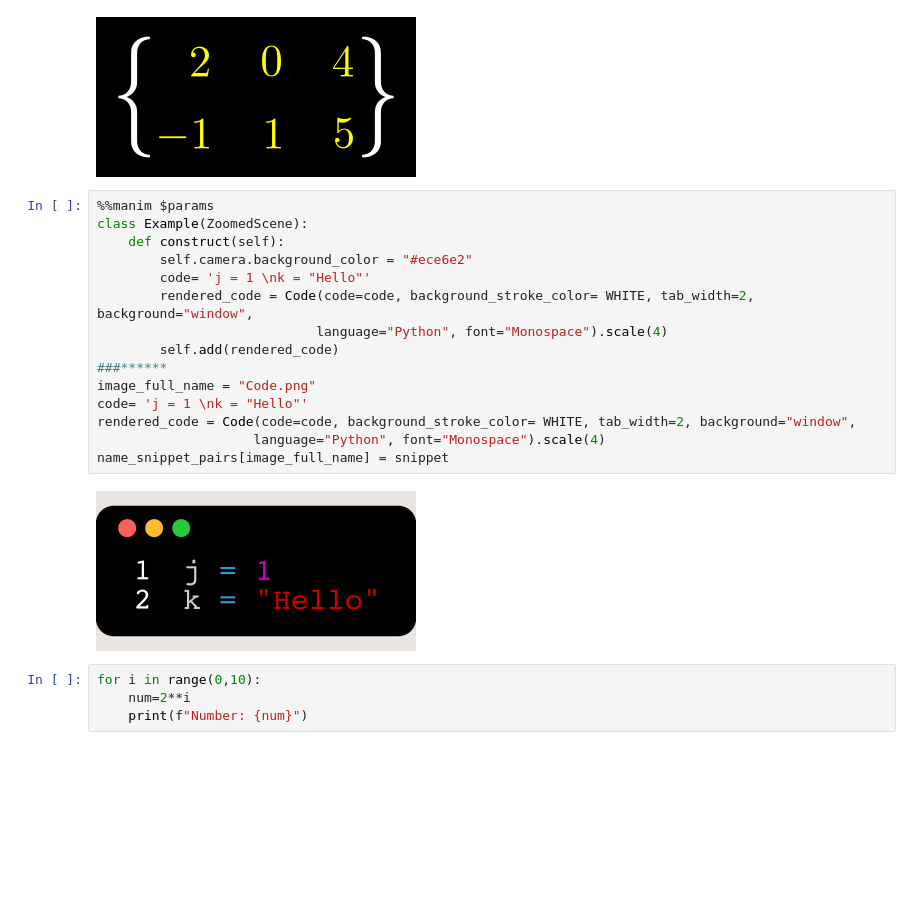
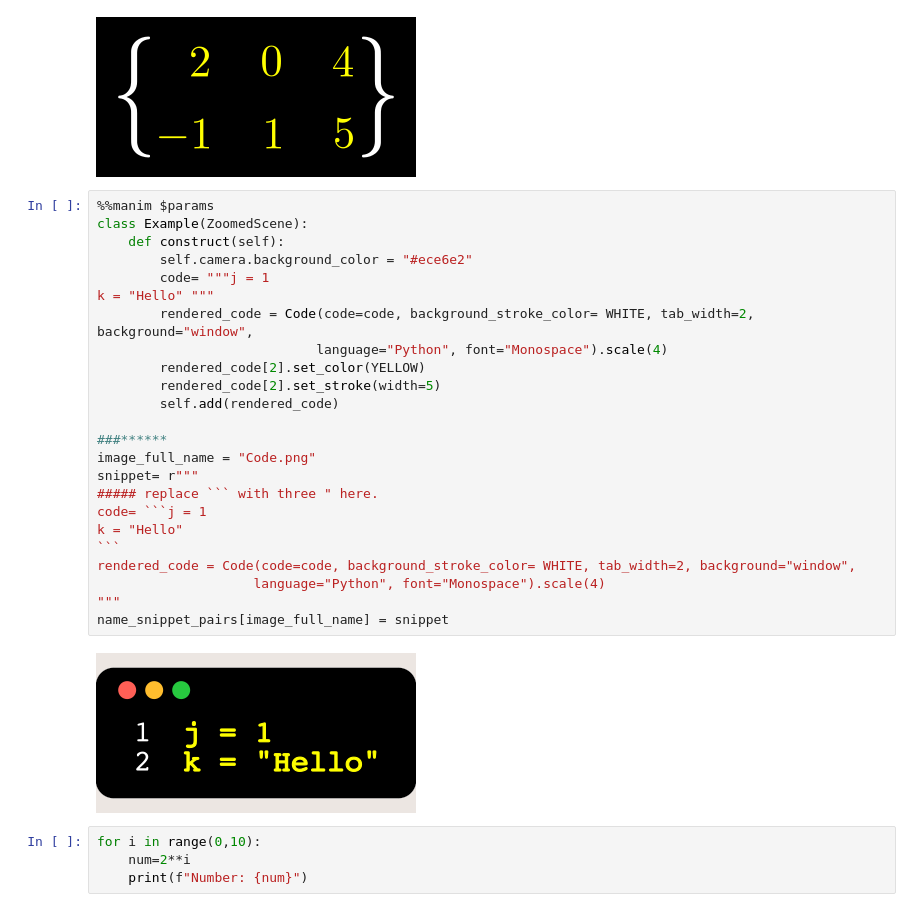
Before and after one commit to kolibril13/mobject-gallery, a Jupyter notebook: Mobjects_Basics.ipynb, the cells around one changed output. Drawn from its saved outputs; the diff is of its cells as text; blank space fills up the shorter version.

````diff
--- a/Mobjects_Basics.ipynb
+++ b/Mobjects_Basics.ipynb
@@ -865,20 +865,29 @@ name_snippet_pairs[image_full_name] = snippet
 # %%
 %%manim $params
 class Example(ZoomedScene):
     def construct(self):
         self.camera.background_color = "#ece6e2"
-        code= 'j = 1 \nk = "Hello"'
+        code= """j = 1
+k = "Hello" """
         rendered_code = Code(code=code, background_stroke_color= WHITE, tab_width=2, background="window",
                             language="Python", font="Monospace").scale(4)
+        rendered_code[2].set_color(YELLOW)
+        rendered_code[2].set_stroke(width=5)
         self.add(rendered_code)
+
 ###******
 image_full_name = "Code.png"
-code= 'j = 1 \nk = "Hello"'
+snippet= r"""
+##### replace ``` with three " here.
+code= ```j = 1
+k = "Hello"
+```
 rendered_code = Code(code=code, background_stroke_color= WHITE, tab_width=2, background="window",
                     language="Python", font="Monospace").scale(4)
+"""
 name_snippet_pairs[image_full_name] = snippet
 # %% [output]
-[figure, old version]
+[figure, new version]
 # %%
 for i in range(0,10):
     num=2**i
````
Also changed, not shown: 3 other files.
